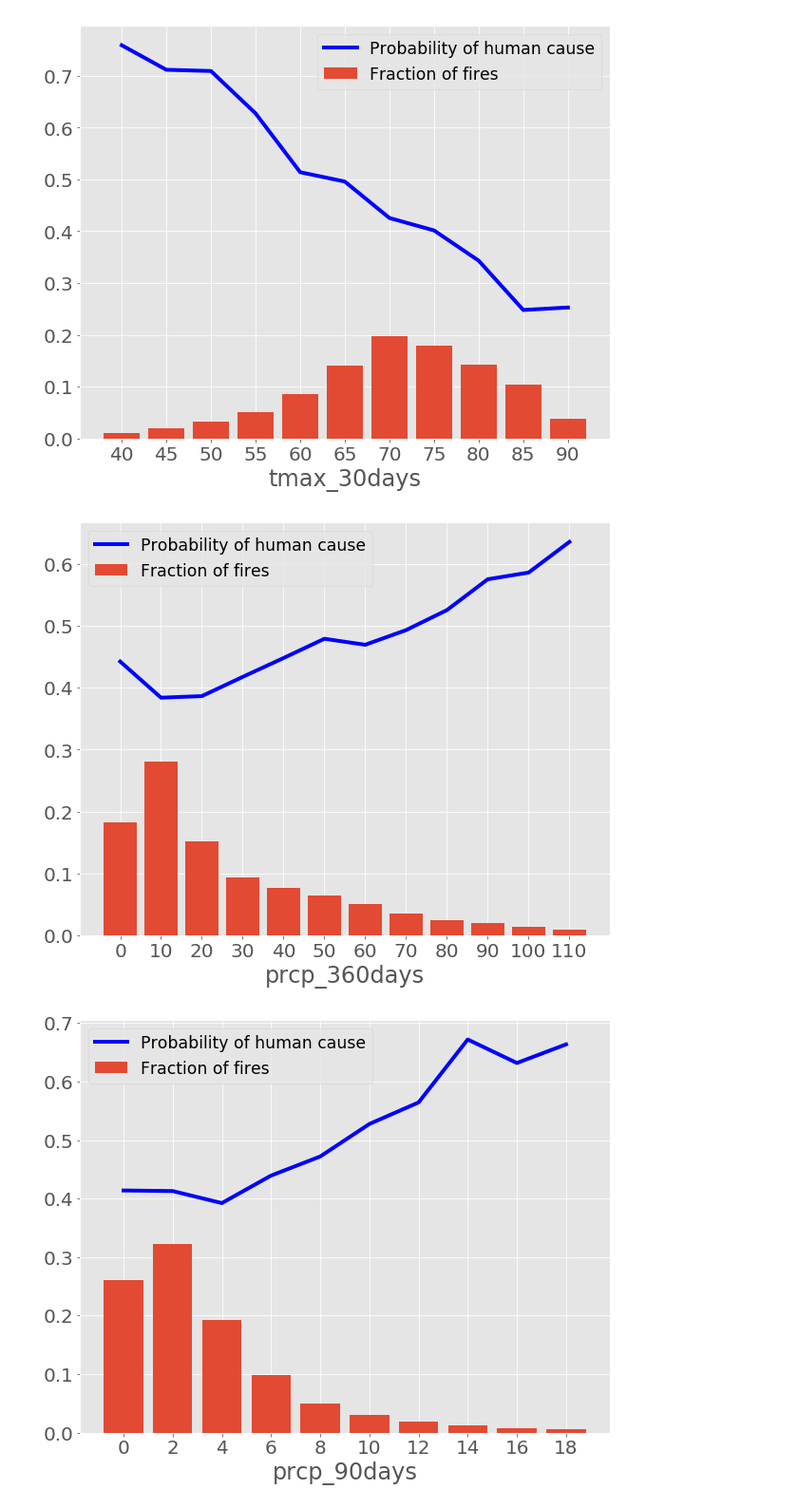
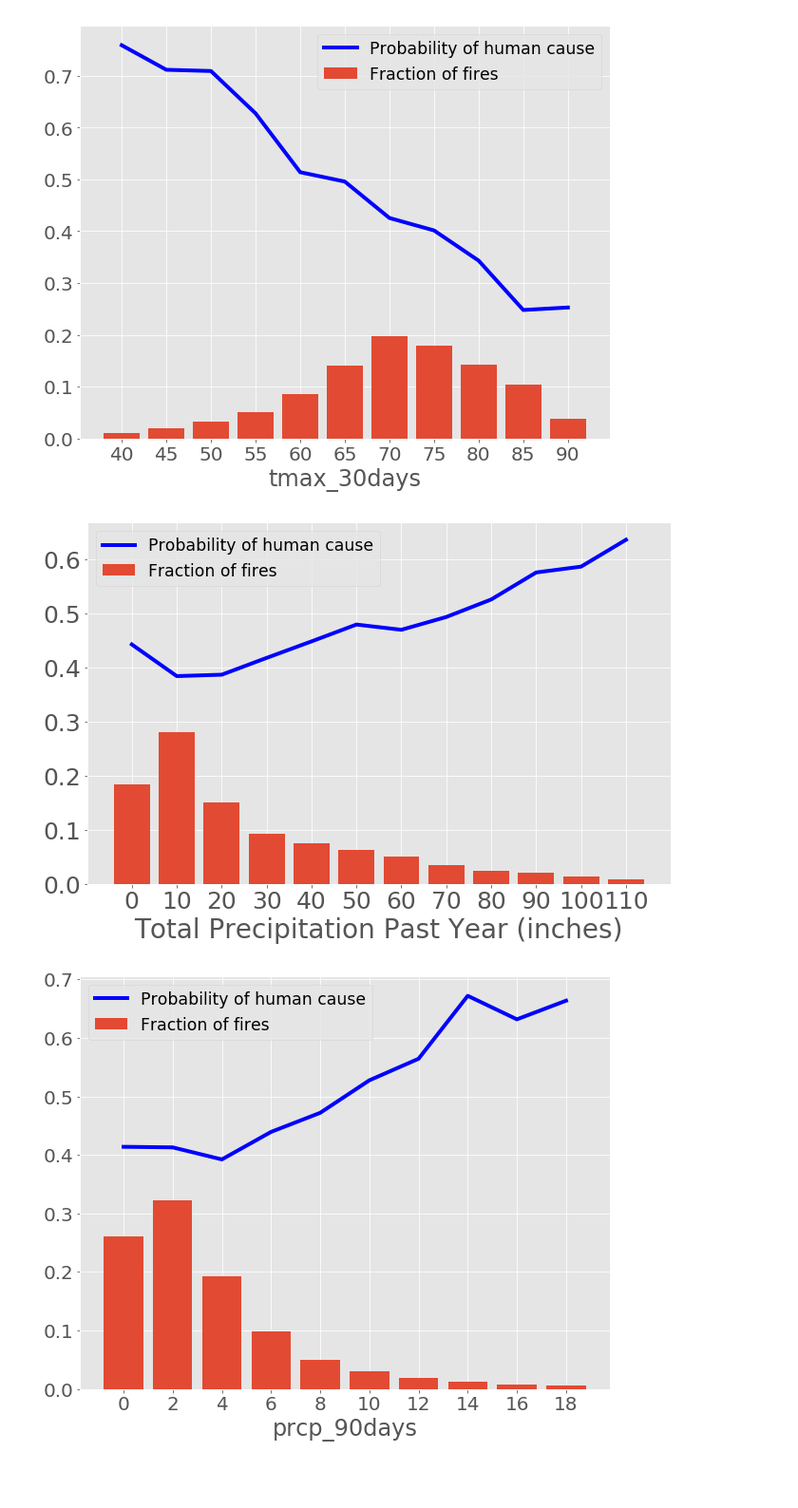
Before and after one commit to magstewart/wildfire-project, a Jupyter notebook: Wildfires_EDA.ipynb, the cells around one changed output. Shown at 95% size. Drawn from its saved outputs; the diff is of its cells as text; code cells hidden in the pictures; blank space fills up the shorter version.

```diff
--- a/Wildfires_EDA.ipynb
+++ b/Wildfires_EDA.ipynb
@@ -259,16 +259,18 @@ _ = plot.univariate_binned_plot(tmax30_bins,'tmax_30days', ax, df)
 # %% [output]
 [figure]
 # %%
-fig, ax = plt.subplots(figsize=(10,8))
+fig, ax = plt.subplots(figsize=(11,7))
 
 prcp360_bins = np.arange(0,130,10)
 _ = plot.univariate_binned_plot(prcp360_bins,'prcp_360days', ax, df)
 
 #ax.set_title('Probability of Human Cause vs. Daily Maximum Temperature', fontsize=24)
-#ax.set_xlabel('Maximum Temperature', fontsize=20)
-#fig.savefig('images/tmax_univariate')
+ax.set_xlabel('Total Precipitation Past Year (inches)', fontsize=28)
+ax.tick_params(labelsize=25)
+ax.legend(fontsize='xx-large')
+fig.savefig('images/prcp_360days')
 # %% [output]
-[figure, old version]
+[figure, new version]
 # %%
 fig, ax = plt.subplots(figsize=(10,8))
 
```
Also changed, not shown: parts of 6 cells of this notebook.
